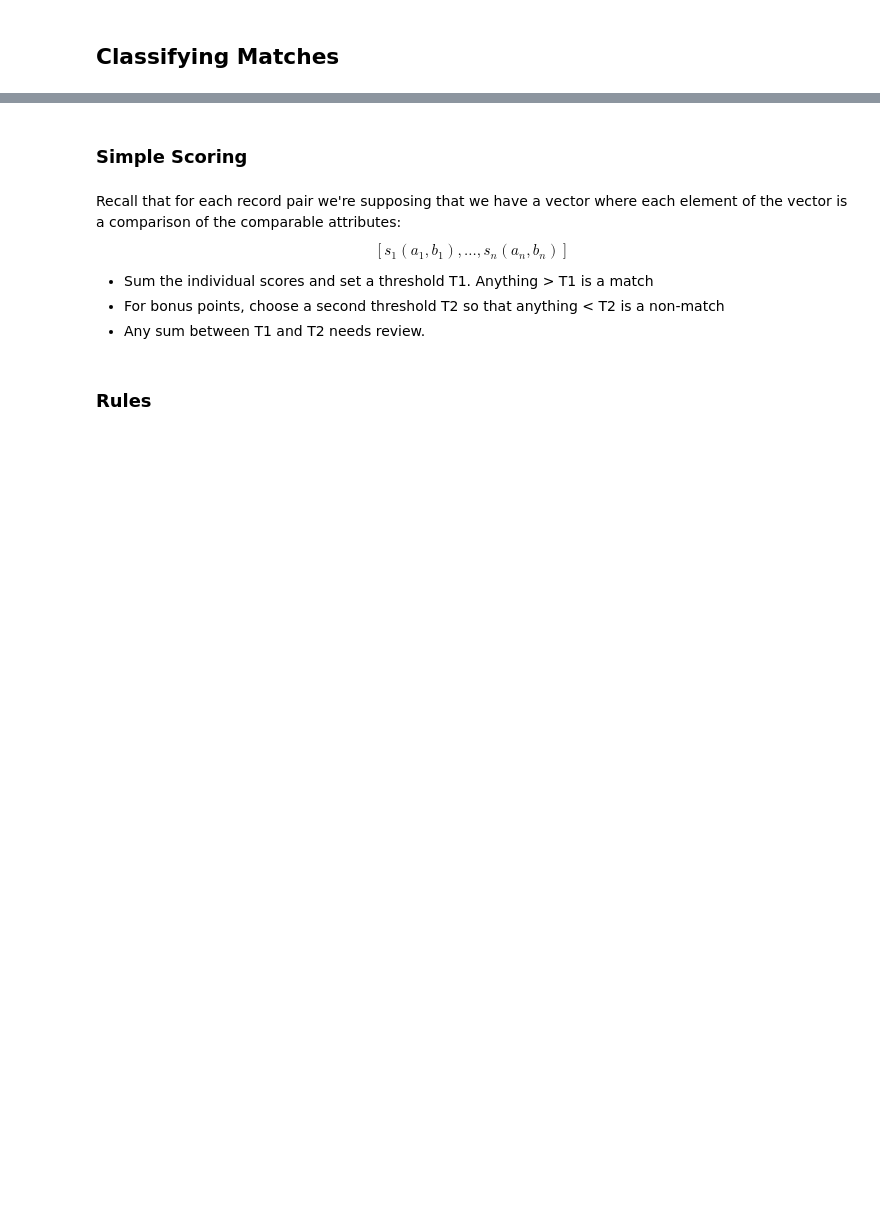
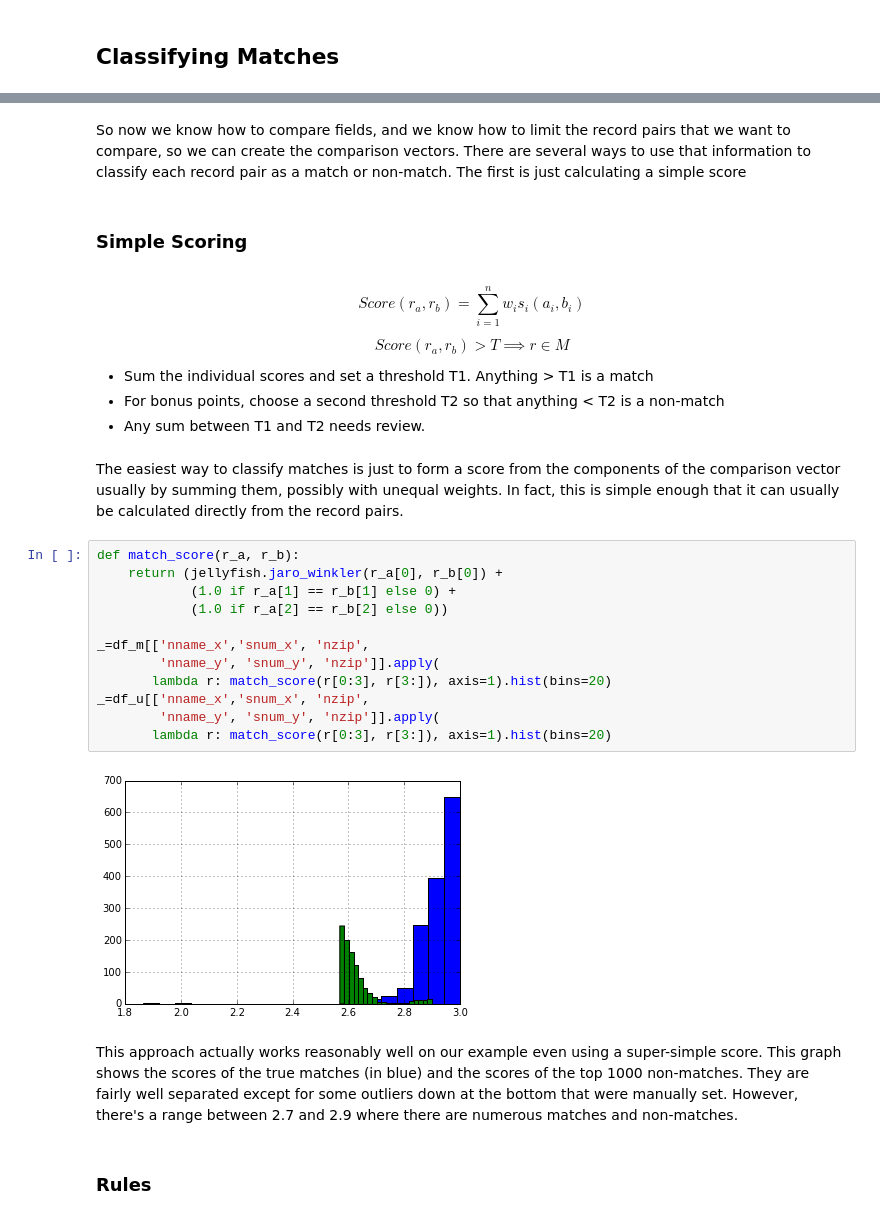
Before and after one commit to mikemull/Notebooks, a Jupyter notebook: PyDataNYCSlides.ipynb, the cells around one changed output, grey strips where cells are left out. Saved outputs shown, nothing was run; the diff lists cells and outputs as text; blank space fills up the shorter version.

```diff
--- a/PyDataNYCSlides.ipynb
+++ b/PyDataNYCSlides.ipynb
@@ -466,14 +703,39 @@ set([''.join(x) for x in window(n1)]) & set([''.join(x) for x in window(n2)])
+# %% [markdown]
+So now we know how to compare fields, and we know how to limit the record pairs that we want to compare, so we can create the comparison vectors.  There are several ways to use that information to classify each record pair as a match or non-match.  The first is just calculating a simple score
 # %% [markdown]
 ### Simple Scoring
 # %% [markdown]
-Recall that for each record pair we're supposing that we have a vector where each element of the vector is a comparison of the comparable attributes:
+
+
 $$
-[s_{1}(a_{1}, b_{1}), ..., s_{n}(a_{n}, b_{n})]
+Score(r_{a}, r_{b}) = \sum_{i=1}^{n} w_{i} s_{i}(a_{i}, b_{i})
+$$
+
+$$
+Score(r_{a}, r_{b}) > T \implies r \in M
 $$
 
 - Sum the individual scores and set a threshold T1.  Anything > T1 is a match
 - For bonus points, choose a second threshold T2 so that anything < T2 is a non-match
 - Any sum between T1 and T2 needs review.
+# %% [markdown]
+The easiest way to classify matches is just to form a score from the components of the comparison vector usually by summing them, possibly with unequal weights.  In fact, this is simple enough that it can usually be calculated directly from the record pairs.
+# %%
+def match_score(r_a, r_b):
+    return (jellyfish.jaro_winkler(r_a[0], r_b[0]) +
+            (1.0 if r_a[1] == r_b[1] else 0) +
+            (1.0 if r_a[2] == r_b[2] else 0))
+
+_=df_m[['nname_x','snum_x', 'nzip',
+        'nname_y', 'snum_y', 'nzip']].apply(
+       lambda r: match_score(r[0:3], r[3:]), axis=1).hist(bins=20)
+_=df_u[['nname_x','snum_x', 'nzip',
+        'nname_y', 'snum_y', 'nzip']].apply(
+       lambda r: match_score(r[0:3], r[3:]), axis=1).hist(bins=20)
+# %% [output]
+[figure, added]
+# %% [markdown]
+This approach actually works reasonably well on our example even using a super-simple score.  This graph shows the scores of the true matches (in blue) and the scores of the top 1000 non-matches.  They are fairly well separated except for some outliers down at the bottom that were manually set.  However, there's a range between 2.7 and 2.9 where there are numerous matches and non-matches.
 # %% [markdown]
 ### Rules
 # %% [markdown]
```
Also changed, not shown: parts of 95 cells of this notebook, 2 other files.
